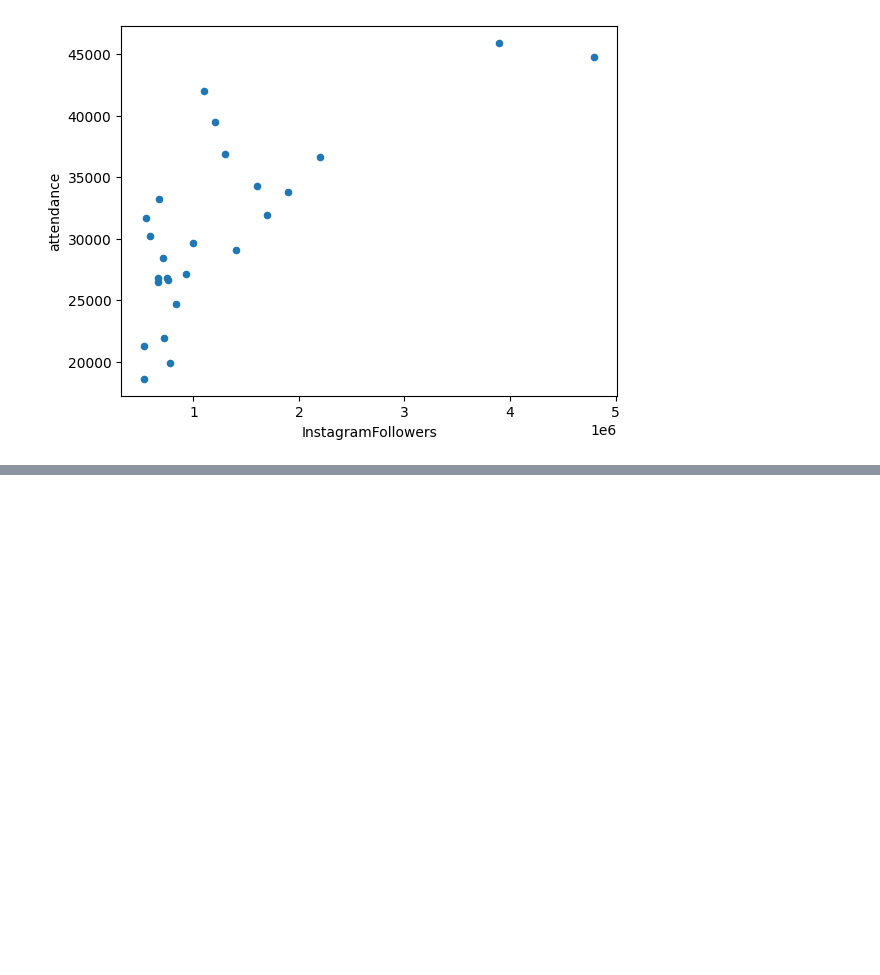
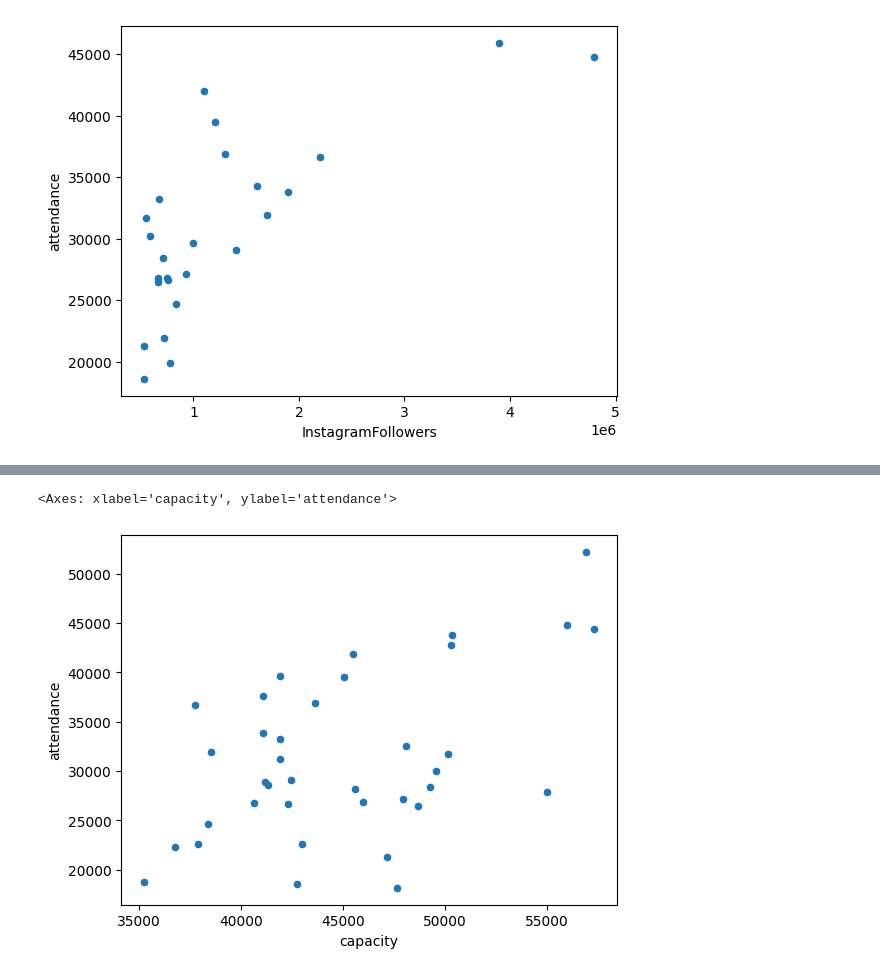
Before and after one commit to tmarchok1/DS440_project, a Jupyter notebook: model_code.ipynb, the cells around one changed output, grey strips where cells are left out. Saved outputs shown, nothing was run; the diff lists cells and outputs as text; code cells hidden in the pictures; blank space fills up the shorter version.

Commit message:
Added initial graphs and EDA

```diff
--- a/model_code.ipynb
+++ b/model_code.ipynb
@@ -35,0 +50,6 @@ population.plot(kind='scatter', x='CityPopulation', y='attendance')
+# %%
+capacity = modeldata.groupby('capacity')['attendance'].mean().to_frame().reset_index()
+capacity.plot(kind='scatter', x='capacity', y='attendance')
+# %% [output]
+<Axes: xlabel='capacity', ylabel='attendance'>
+[figure, added]
```
Also changed, not shown: parts of 3 cells of this notebook.
